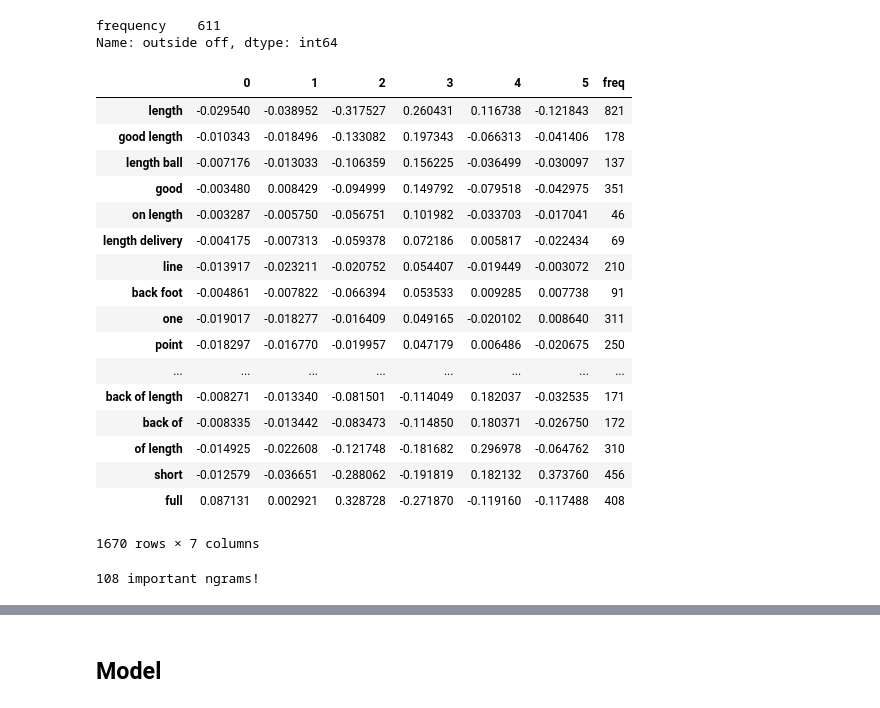
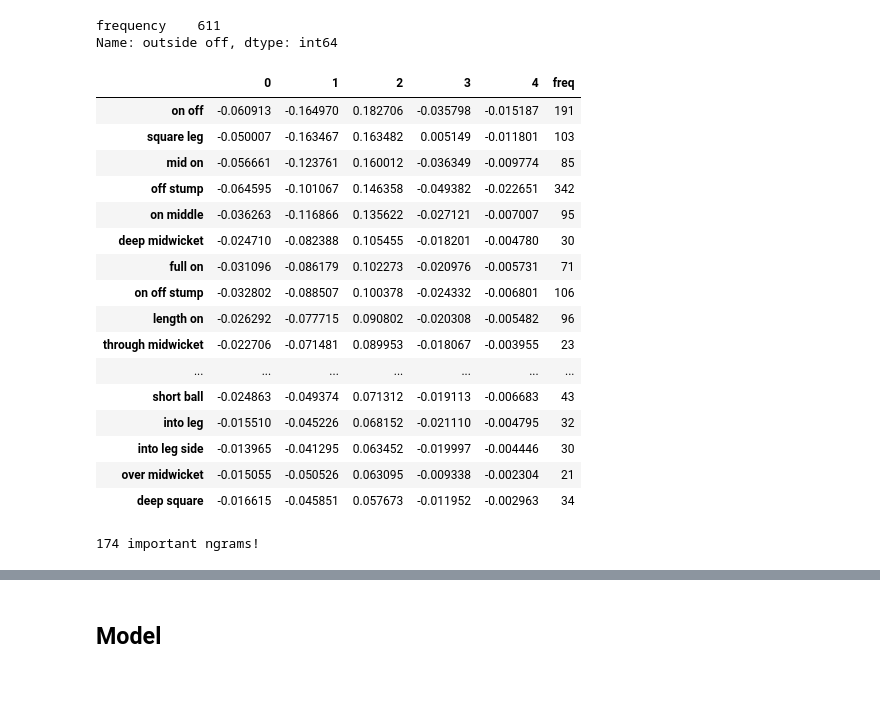
Before and after one commit to rohit11may/cricket-commentary-analysis, a Jupyter notebook: nlp_labelling_tfidf.ipynb, the cells around one changed output, grey strips where cells are left out. Saved outputs shown, nothing was run; the diff lists cells and outputs as text; code cells hidden in the pictures.

Commit message:
Tried out line classification

```diff
--- a/nlp_labelling_tfidf.ipynb
+++ b/nlp_labelling_tfidf.ipynb
@@ -145,7 +145,7 @@ print(freq.loc['outside off'])
 frequency    611
 Name: outside off, dtype: int64
 # %%
-def get_feature_importances(model, analyzer, ngram_range=(1,2), lowercase=True, min_df=10, sampsize=2000, category='length'):
+def get_feature_importances(model, analyzer, ngram_range=(1,2), lowercase=True, min_df=10, sampsize=2000, category='length_'):
     tfv = TfidfVectorizer(min_df=min_df,
                           strip_accents='unicode',
                           analyzer=analyzer,
@@ -168,37 +168,36 @@ def get_feature_importances(model, analyzer, ngram_range=(1,2), lowercase=True,
     return var_imp
 
 model = LogisticRegression()
-var_imp = get_feature_importances(model, analyzer='word', ngram_range=(1,5), lowercase=True, min_df=5, category='length_')
+var_imp = get_feature_importances(model, analyzer='word', ngram_range=(2,6), lowercase=True, min_df=5, category='line_')
 # %%
-var_imp.sort_values(3, ascending=False)
+var_imp.sort_values(2, ascending=False).head(20)
 # %% [output]
-|  | 0 | 1 | 2 | 3 | 4 | 5 | freq |
-| length | -0.029540 | -0.038952 | -0.317527 | 0.260431 | 0.116738 | -0.121843 | 821 |
-| good length | -0.010343 | -0.018496 | -0.133082 | 0.197343 | -0.066313 | -0.041406 | 178 |
-| length ball | -0.007176 | -0.013033 | -0.106359 | 0.156225 | -0.036499 | -0.030097 | 137 |
-| good | -0.003480 | 0.008429 | -0.094999 | 0.149792 | -0.079518 | -0.042975 | 351 |
-| on length | -0.003287 | -0.005750 | -0.056751 | 0.101982 | -0.033703 | -0.017041 | 46 |
-| length delivery | -0.004175 | -0.007313 | -0.059378 | 0.072186 | 0.005817 | -0.022434 | 69 |
-| line | -0.013917 | -0.023211 | -0.020752 | 0.054407 | -0.019449 | -0.003072 | 210 |
-| back foot | -0.004861 | -0.007822 | -0.066394 | 0.053533 | 0.009285 | 0.007738 | 91 |
-| one | -0.019017 | -0.018277 | -0.016409 | 0.049165 | -0.020102 | 0.008640 | 311 |
-| point | -0.018297 | -0.016770 | -0.019957 | 0.047179 | 0.006486 | -0.020675 | 250 |
-| ... | ... | ... | ... | ... | ... | ... | ... |
-| back of length | -0.008271 | -0.013340 | -0.081501 | -0.114049 | 0.182037 | -0.032535 | 171 |
-| back of | -0.008335 | -0.013442 | -0.083473 | -0.114850 | 0.180371 | -0.026750 | 172 |
-| of length | -0.014925 | -0.022608 | -0.121748 | -0.181682 | 0.296978 | -0.064762 | 310 |
-| short | -0.012579 | -0.036651 | -0.288062 | -0.191819 | 0.182132 | 0.373760 | 456 |
-| full | 0.087131 | 0.002921 | 0.328728 | -0.271870 | -0.119160 | -0.117488 | 408 |
+|  | 0 | 1 | 2 | 3 | 4 | freq |
+| on off | -0.060913 | -0.164970 | 0.182706 | -0.035798 | -0.015187 | 191 |
+| square leg | -0.050007 | -0.163467 | 0.163482 | 0.005149 | -0.011801 | 103 |
+| mid on | -0.056661 | -0.123761 | 0.160012 | -0.036349 | -0.009774 | 85 |
+| off stump | -0.064595 | -0.101067 | 0.146358 | -0.049382 | -0.022651 | 342 |
+| on middle | -0.036263 | -0.116866 | 0.135622 | -0.027121 | -0.007007 | 95 |
+| deep midwicket | -0.024710 | -0.082388 | 0.105455 | -0.018201 | -0.004780 | 30 |
+| full on | -0.031096 | -0.086179 | 0.102273 | -0.020976 | -0.005731 | 71 |
+| on off stump | -0.032802 | -0.088507 | 0.100378 | -0.024332 | -0.006801 | 106 |
+| length on | -0.026292 | -0.077715 | 0.090802 | -0.020308 | -0.005482 | 96 |
+| through midwicket | -0.022706 | -0.071481 | 0.089953 | -0.018067 | -0.003955 | 23 |
+| ... | ... | ... | ... | ... | ... | ... |
+| short ball | -0.024863 | -0.049374 | 0.071312 | -0.019113 | -0.006683 | 43 |
+| into leg | -0.015510 | -0.045226 | 0.068152 | -0.021110 | -0.004795 | 32 |
+| into leg side | -0.013965 | -0.041295 | 0.063452 | -0.019997 | -0.004446 | 30 |
+| over midwicket | -0.015055 | -0.050526 | 0.063095 | -0.009338 | -0.002304 | 21 |
+| deep square | -0.016615 | -0.045851 | 0.057673 | -0.011952 | -0.002963 | 34 |
-1670 rows × 7 columns
 # %%
 ngramsImportant = set()
-numTop = 20
-for l in range(0, 6):
+numTop = 40
+for l in range(0, len(var_imp.columns)-1):
     sortedByL = var_imp.sort_values(l, ascending=False)
     ngramsImportant.update(list(sortedByL.iloc[:numTop].index))
 print(f"{len(ngramsImportant)} important ngrams!")
 ngramsImportant = list(ngramsImportant)
 # %% [output]
-108 important ngrams!
+174 important ngrams!
 # %%
 def ngramsInText(text):
```
Also changed, not shown: parts of 11 cells of this notebook.
